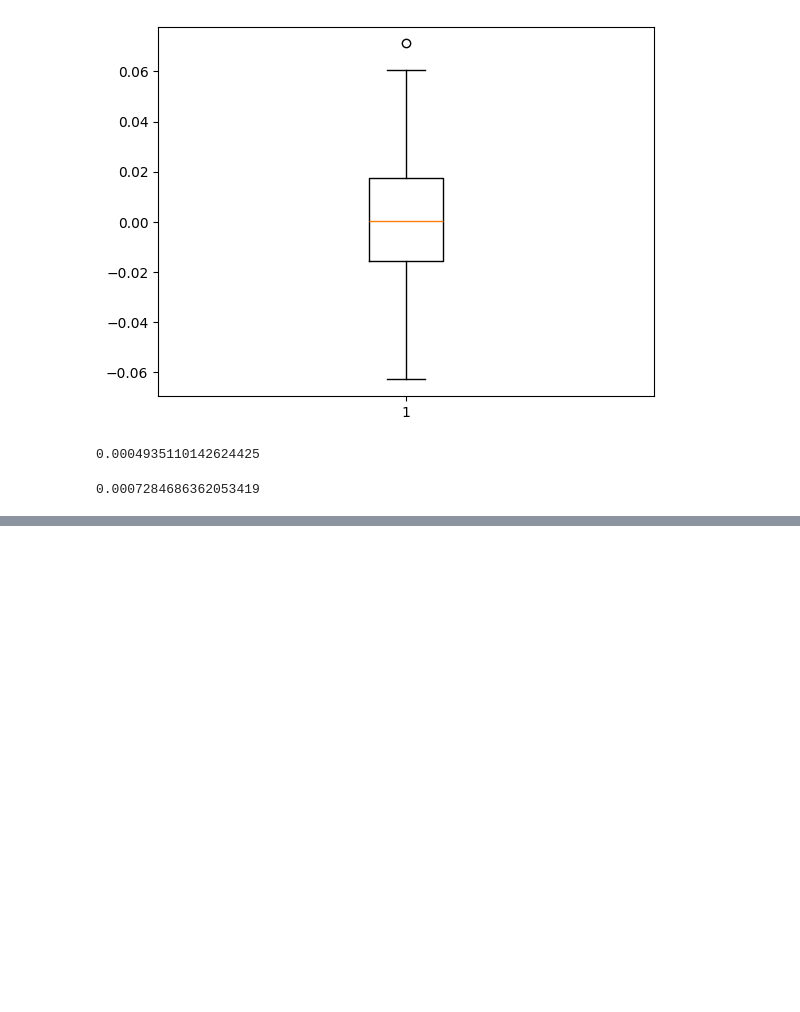
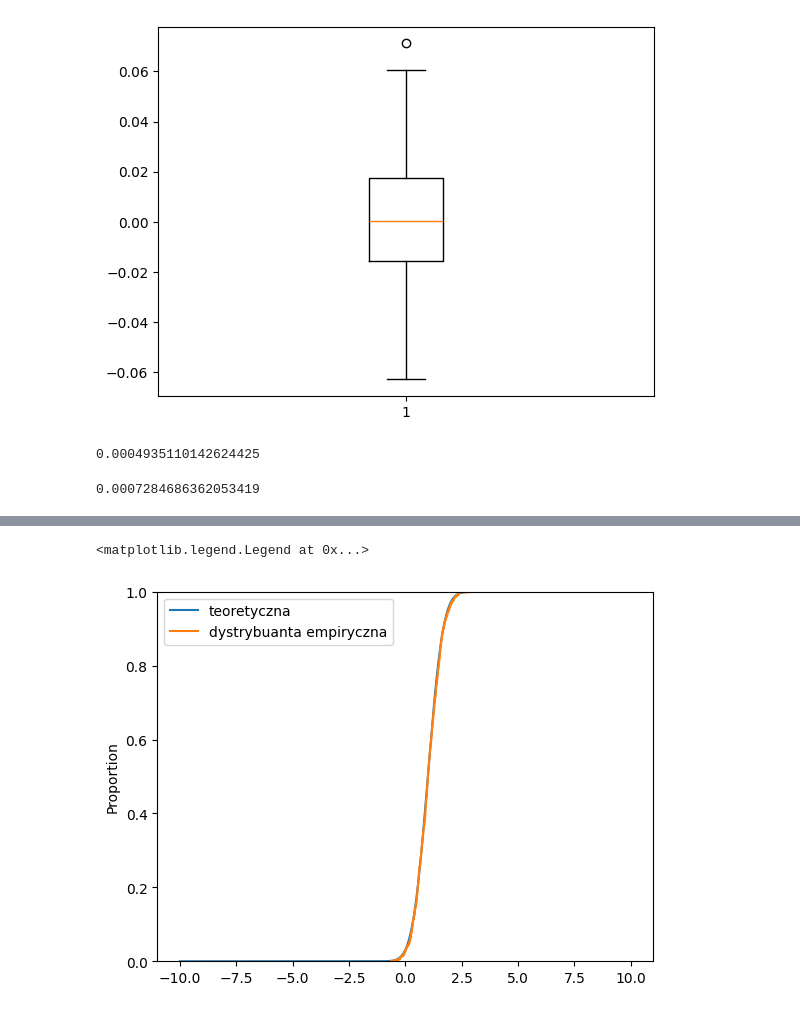
Before and after one commit to MariaNowacka/4-semestr, a Jupyter notebook: statystyka/lista4.ipynb, the cells around one changed output, grey strips where cells are left out. Cells and saved outputs as stored; diff of their text form; code cells hidden in the pictures; blank space fills up the shorter version.

```diff
--- a/statystyka/lista4.ipynb
+++ b/statystyka/lista4.ipynb
@@ -444,0 +447,18 @@ np.mean(e2s)
+# %%
+def theta1(X):
+    return sum(X)/7
+# %%
+def theta2(X):
+    return (2*X[0] - X[5] + X[3])/2
+# %%
+mi = 1
+sigma2 = 2
+# %%
+Ts1 = []
+Ts2 = []
+for i in range(1000):
+    X = np.random.normal(loc = mi, scale = np.sqrt(sigma2), size = 7)
+    T1 = theta1(X)
+    T2 = theta2(X)
+    Ts1.append(T1)
+    Ts2.append(T2)
@@ -444,0 +468,8 @@ np.mean(e2s)
+# %%
+xs = np.linspace(-10,10,1000)
+plt.plot(xs, norm.cdf(xs, loc = mi, scale = np.sqrt(sigma2/7)), label = 'teoretyczna')
+sns.ecdfplot(data = Ts1, label = 'dystrybuanta empiryczna')
+plt.legend()
+# %% [output]
+<matplotlib.legend.Legend at 0x...>
+[figure, added]
```
Also changed, not shown: parts of 5 cells of this notebook.
